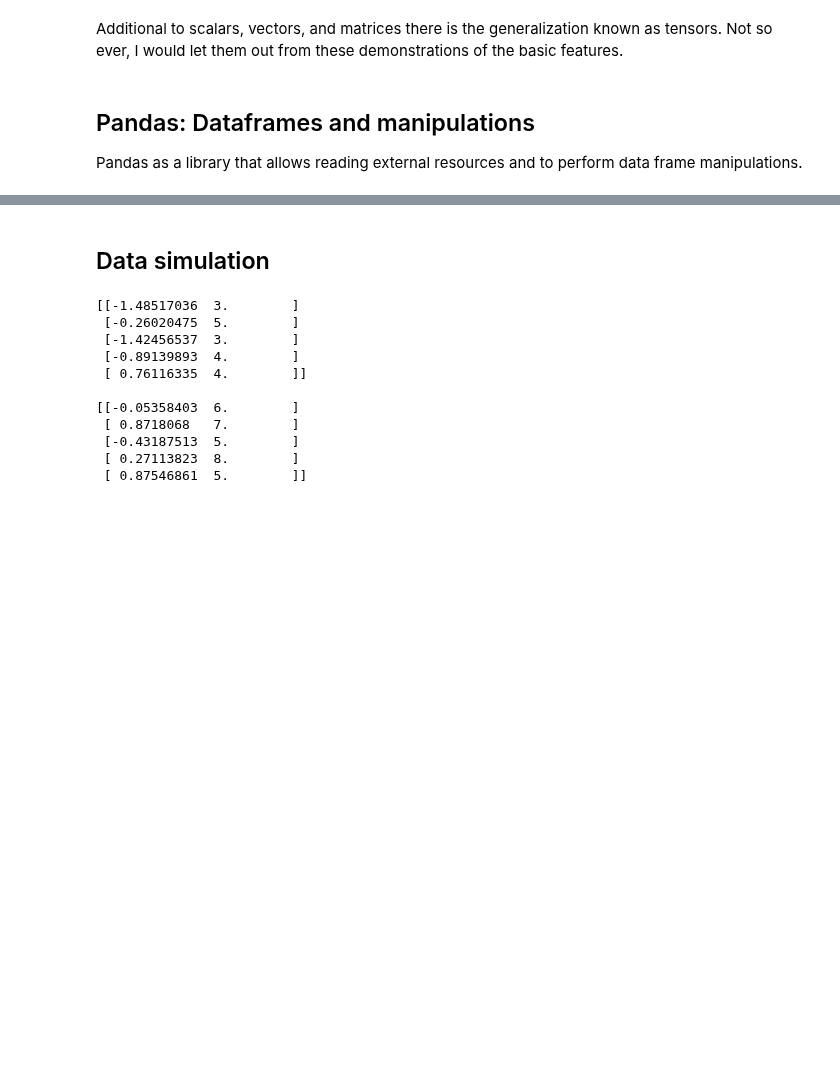
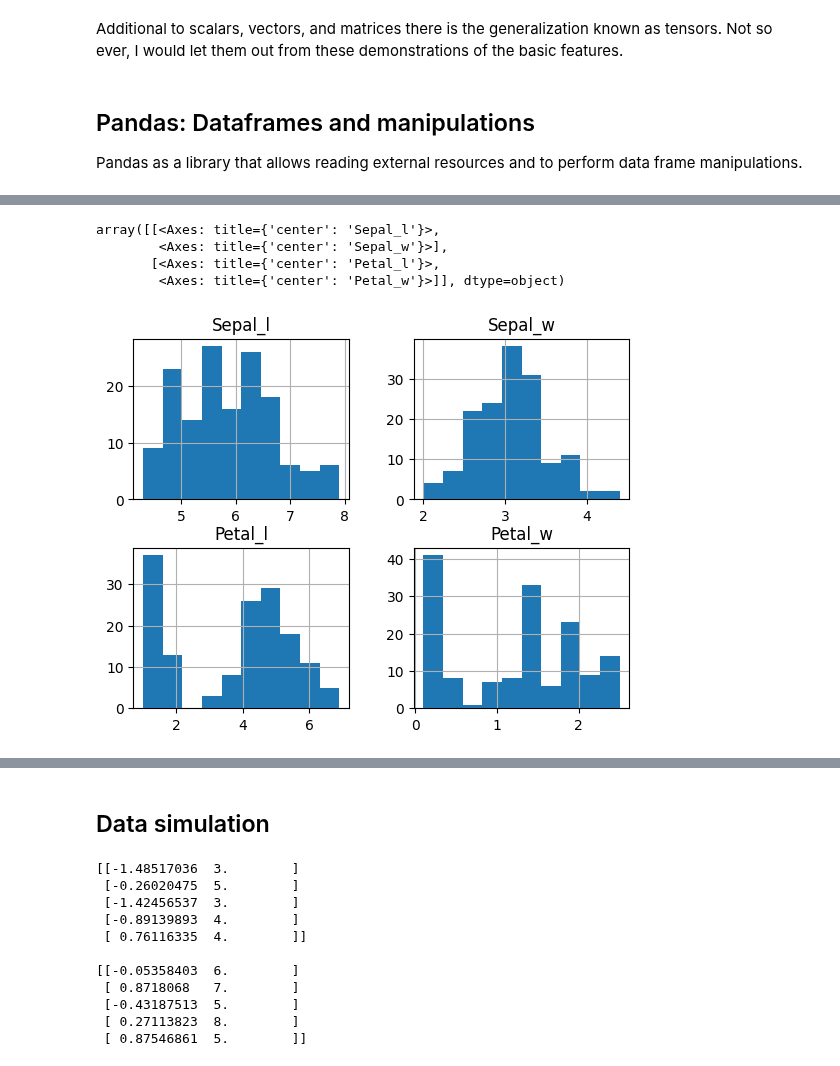
Before and after one commit to nescuderor/Personal_portfolio, a Jupyter notebook: 01_Basics.ipynb, the cells around one changed output, grey strips where cells are left out. Saved outputs shown, nothing was run; the diff lists cells and outputs as text; code cells hidden in the pictures; blank space fills up the shorter version.

```diff
--- a/01_Basics.ipynb
+++ b/01_Basics.ipynb
@@ -556,0 +600,9 @@ dtype: object
+# %%
+#Displaying in a fast way the distribution of each column
+dataframe1.hist()
+# %% [output]
+array([[<Axes: title={'center': 'Sepal_l'}>,
+        <Axes: title={'center': 'Sepal_w'}>],
+       [<Axes: title={'center': 'Petal_l'}>,
+        <Axes: title={'center': 'Petal_w'}>]], dtype=object)
+[figure, added]
```
Also changed, not shown: parts of 12 cells of this notebook.
